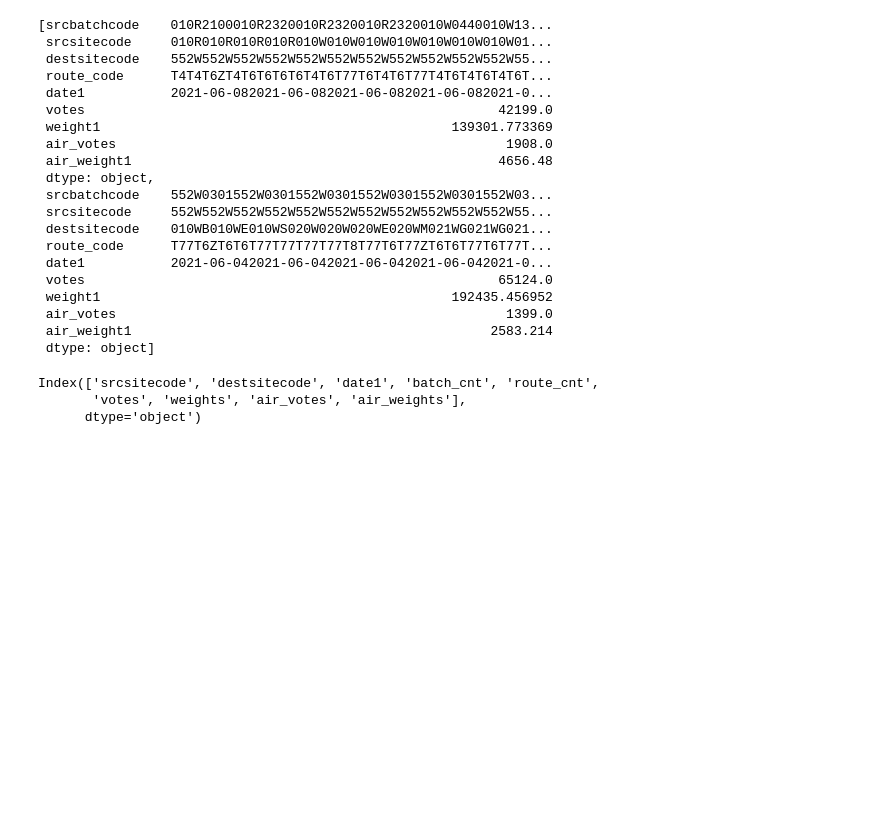
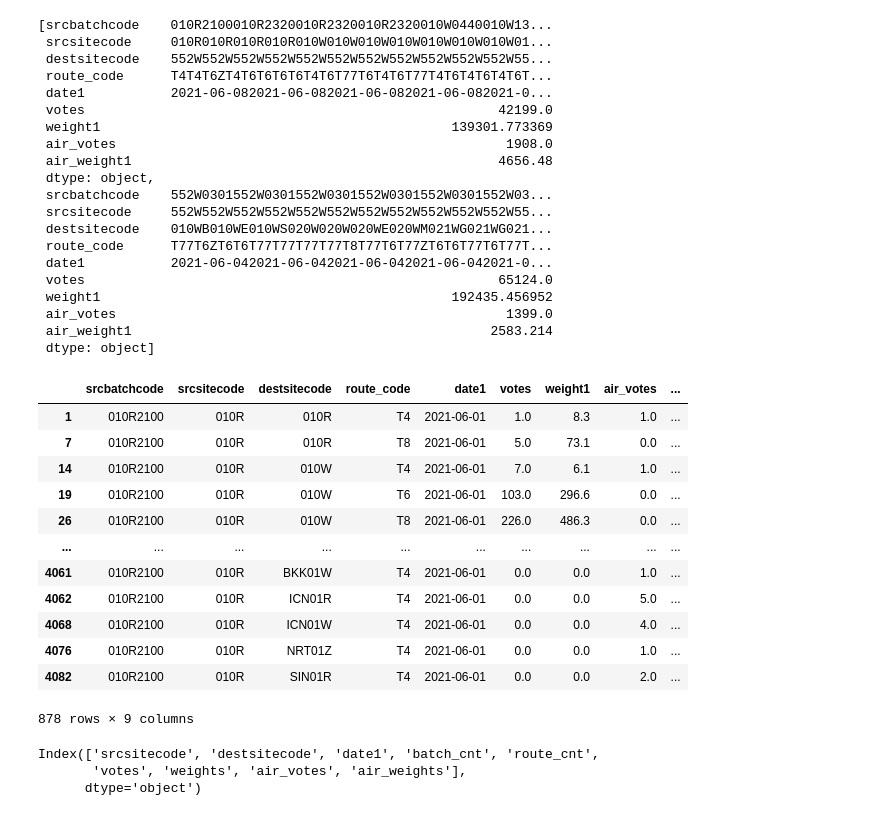
Before and after one commit to fyenne/play7_comp, a Jupyter notebook: data_clea.ipynb, the cells around one changed output. Cells and saved outputs as stored; diff of their text form; code cells hidden in the pictures; blank space fills up the shorter version.

```diff
--- a/data_clea.ipynb
+++ b/data_clea.ipynb
@@ -211,0 +215,16 @@ od = prc_in.groupby(['srcsitecode','destsitecode', 'date1']).agg(
+# %%
+od
+# %% [output]
+|  | srcbatchcode | srcsitecode | destsitecode | route_code | date1 | votes | weight1 | air_votes | ... |
+| 1 | 010R2100 | 010R | 010R | T4 | 2021-06-01 | 1.0 | 8.3 | 1.0 | ... |
+| 7 | 010R2100 | 010R | 010R | T8 | 2021-06-01 | 5.0 | 73.1 | 0.0 | ... |
+| 14 | 010R2100 | 010R | 010W | T4 | 2021-06-01 | 7.0 | 6.1 | 1.0 | ... |
+| 19 | 010R2100 | 010R | 010W | T6 | 2021-06-01 | 103.0 | 296.6 | 0.0 | ... |
+| 26 | 010R2100 | 010R | 010W | T8 | 2021-06-01 | 226.0 | 486.3 | 0.0 | ... |
+| ... | ... | ... | ... | ... | ... | ... | ... | ... | ... |
+| 4061 | 010R2100 | 010R | BKK01W | T4 | 2021-06-01 | 0.0 | 0.0 | 1.0 | ... |
+| 4062 | 010R2100 | 010R | ICN01R | T4 | 2021-06-01 | 0.0 | 0.0 | 5.0 | ... |
+| 4068 | 010R2100 | 010R | ICN01W | T4 | 2021-06-01 | 0.0 | 0.0 | 4.0 | ... |
+| 4076 | 010R2100 | 010R | NRT01Z | T4 | 2021-06-01 | 0.0 | 0.0 | 1.0 | ... |
+| 4082 | 010R2100 | 010R | SIN01R | T4 | 2021-06-01 | 0.0 | 0.0 | 2.0 | ... |
+878 rows × 9 columns
```
Also changed, not shown: parts of 17 cells of this notebook.
